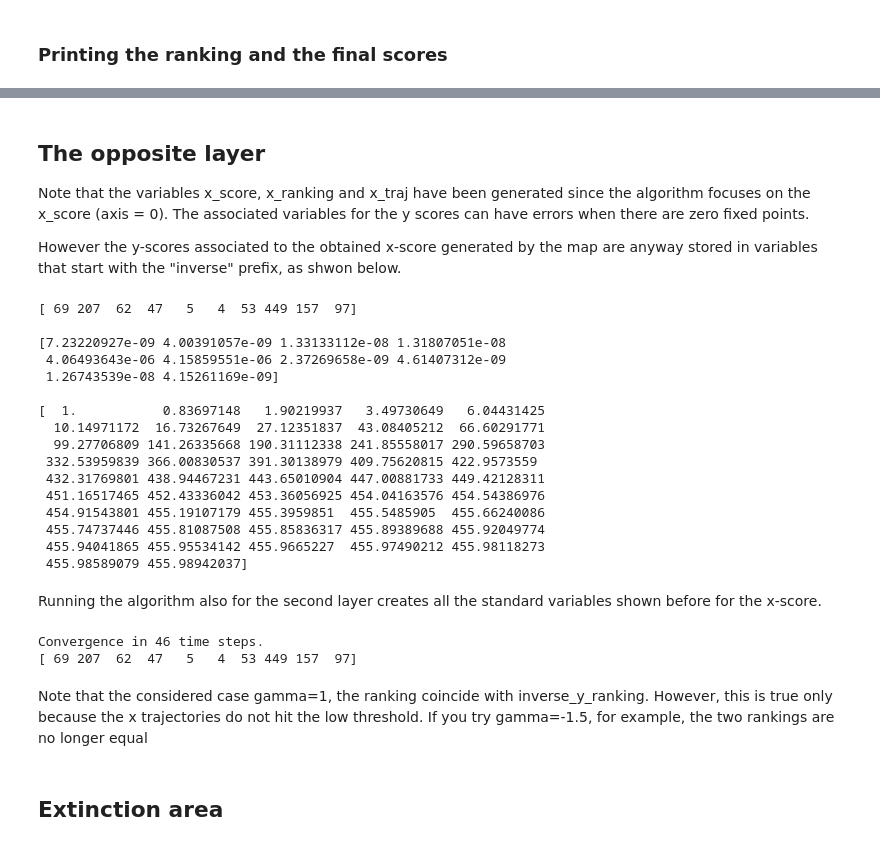
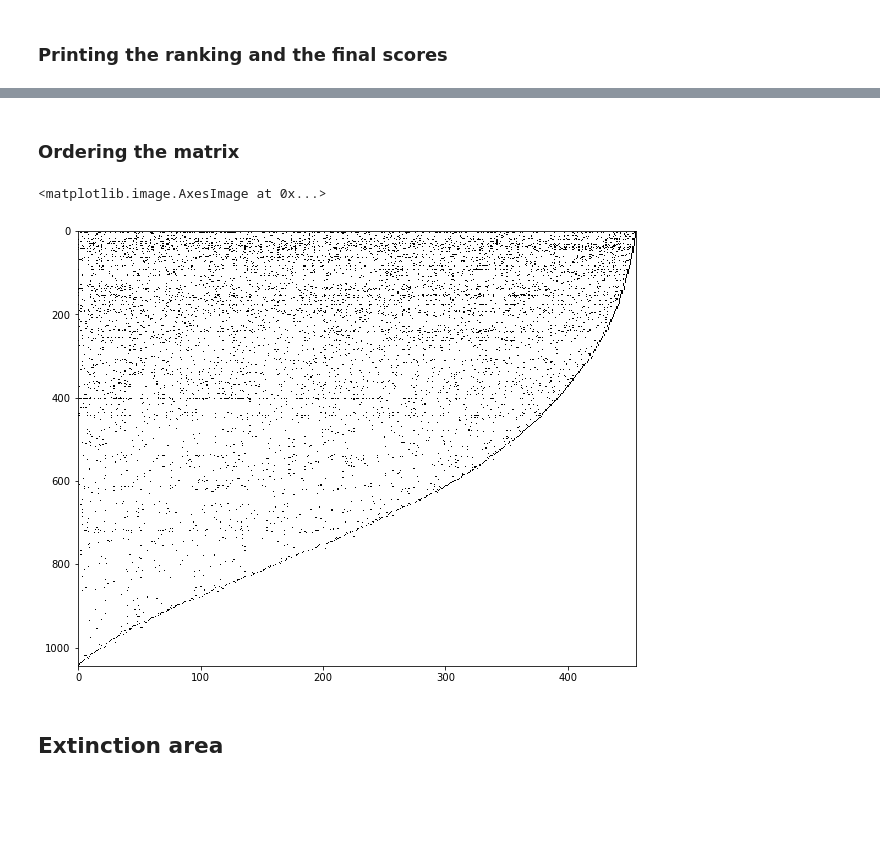
Before and after one commit to amazzoli/xymap, a Jupyter notebook: map_eco_matrix.ipynb, the cells around one changed output, grey strips where cells are left out. Saved outputs shown, nothing was run; the diff lists cells and outputs as text; code cells hidden in the pictures; blank space fills up the shorter version.

```diff
--- a/map_eco_matrix.ipynb
+++ b/map_eco_matrix.ipynb
@@ -95,47 +106,2 @@ print()
-# %% [markdown]
-## The opposite layer
-
-Note that the variables x_score, x_ranking and x_traj have been generated since the algorithm focuses on the x_score (axis = 0).
-The associated variables for the y scores can have errors when there are zero fixed points.
-
-However the y-scores associated to the obtained x-score generated by the map are anyway stored in variables that start with the "inverse" prefix, as shwon below.
-# %%
-# Ranking of the matrix idexes
-print(alg.inverse_y_ranking[:10])
-print()
-
-# The trajectories are stored in a matrix where each column is the score of a given node
-# (indexes that correspond to the original matrix indexes) and each row is the set of scores
-# at a given time.
-print(alg.inverse_y_traj[-1][:10]) # The last row is the list of the final scores
-print()
-print(alg.inverse_y_traj[ :, alg.inverse_y_ranking[0] ]) # Trajectory of the largest score
-print()
-# %% [output]
-[ 69 207  62  47   5   4  53 449 157  97]
-
-[7.23220927e-09 4.00391057e-09 1.33133112e-08 1.31807051e-08
- 4.06493643e-06 4.15859551e-06 2.37269658e-09 4.61407312e-09
- 1.26743539e-08 4.15261169e-09]
-
-[  1.           0.83697148   1.90219937   3.49730649   6.04431425
-  10.14971172  16.73267649  27.12351837  43.08405212  66.60291771
-  99.27706809 141.26335668 190.31112338 241.85558017 290.59658703
- 332.53959839 366.00830537 391.30138979 409.75620815 422.9573559
- 432.31769801 438.94467231 443.65010904 447.00881733 449.42128311
- 451.16517465 452.43336042 453.36056925 454.04163576 454.54386976
- 454.91543801 455.19107179 455.3959851  455.5485905  455.66240086
- 455.74737446 455.81087508 455.85836317 455.89389688 455.92049774
- 455.94041865 455.95534142 455.9665227  455.97490212 455.98118273
- 455.98589079 455.98942037]
-# %% [markdown]
-Running the algorithm also for the second layer creates all the standard variables shown before for the x-score.
-# %%
-alg.run(1, gamma)
-print(alg.y_ranking[:10])
-# %% [output]
-Convergence in 46 time steps.
-[ 69 207  62  47   5   4  53 449 157  97]
-# %% [markdown]
-Note that the considered case gamma=1, the ranking coincide with inverse_y_ranking. However, this is true only because the x trajectories do not hit the low threshold.
-If you try gamma=-1.5, for example, the two rankings are no longer equal
+# %% [markdown]
+### Ordering the matrix
@@ -142,3 +114,10 @@ If you try gamma=-1.5, for example, the two rankings are no longer equal
+# %%
+sort_mat = mat[rank_x][:,rank_y[::-1]]
+fig = plt.figure(figsize=(10, 8))
+plt.imshow(sort_mat, aspect='auto', interpolation='nearest', cmap='Greys')
+# %% [output]
+<matplotlib.image.AxesImage at 0x...>
+[figure, added]
 # %% [markdown]
 ## Extinction area
 # %%
```
Also changed, not shown: parts of 17 cells of this notebook, 3 other files.
